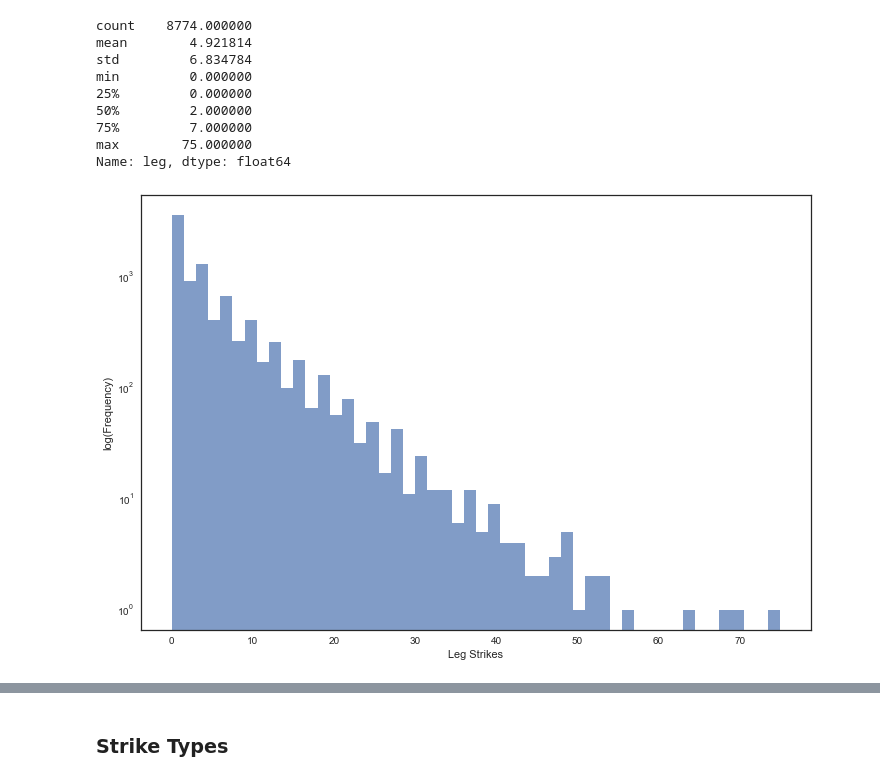
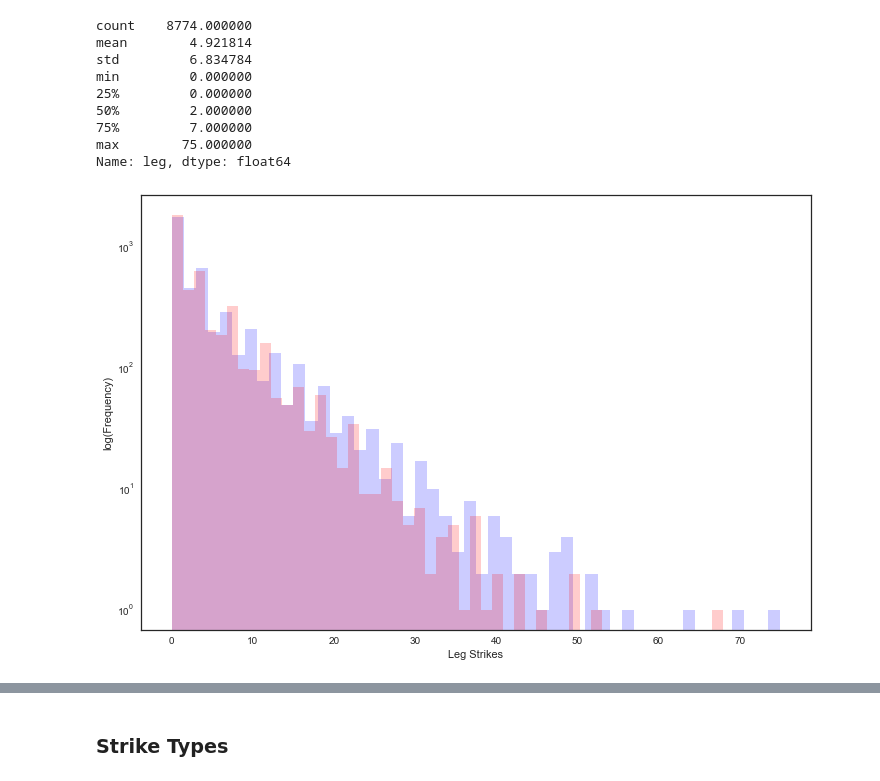
Before and after one commit to cfergusonlee/ufc_fight_analysis, a Jupyter notebook: ufc_analysis.ipynb, the cells around one changed output, grey strips where cells are left out. Cells and saved outputs as stored; diff of their text form; code cells hidden in the pictures.

```diff
--- a/ufc_analysis.ipynb
+++ b/ufc_analysis.ipynb
@@ -182,14 +214,15 @@ fight_df = pd.DataFrame(fight_data.copy())
 
 # Rearranges the columns so the first name, last name and win/loss appear first
 cols = fight_df.columns.tolist()
-cols = cols[6:7] + cols[15:17] + cols[28:29] + cols[:6] + cols[7:15] + cols[17:28]
+cols = cols[15:17] + cols[28:29] + cols[14:15] + cols[:14] + cols[17:28]
+
 fight_df = fight_df[cols]
 
 # Sets the index as the fight_id
 # fight_df.set_index('fight_id', inplace=True)
 
 # Change kd to knock_down for readability
-fight_df.rename(columns={'kd': 'knock_downs'}, inplace=True)
+fight_df.rename(columns={'kd': 'knockdowns'}, inplace=True)
 
 fight_df.to_csv('fights.csv', index=False)
 fight_df.head()
@@ -355,8 +556,15 @@ plt.show()
 # %%
 upper_landed = np.percentile(fight_df['head'].values, 99)
-fight_df.loc[fight_df['head']>upper_landed, 'head'] = upper_landed
+#fight_df.loc[fight_df['head']>upper_landed, 'head'] = upper_landed
 upper_attempts = np.percentile(fight_df['head_attempts'].values, 99)
-fight_df.loc[fight_df.head_attempts>upper_attempts, 'head_attempts'] = upper_attempts
-sns.jointplot('head_attempts', 'head', data=fight_df, size=9, kind='hex')
+#fight_df.loc[fight_df.head_attempts>upper_attempts, 'head_attempts'] = upper_attempts
+sns.jointplot(
+    'head_attempts',
+    'head',
+    data=fight_df[(fight_df['head']<upper_landed) & (fight_df.head_attempts<upper_attempts)],
+    size=9,
+    kind='hex',
+    color=color[3]
+)
 plt.show()
 # %% [output]
@@ -377,10 +617,25 @@ max        75.000000
 Name: leg, dtype: float64
 # %%
 plt.figure(figsize=(12,8))
-plt.hist(fight_df['leg'], log=True, bins=50, alpha=.7)
+plt.hist(
+    'leg',
+    data=fight_df[fight_df['win/loss']==1],
+    log=True,
+    bins=50,
+    alpha=.2,
+    color='b'
+)
+plt.hist(
+    'leg',
+    data=fight_df[fight_df['win/loss']==0],
+    log=True,
+    bins=50,
+    alpha=.2,
+    color='r'
+)
 plt.xlabel('Leg Strikes')
 plt.ylabel('log(Frequency)')
 plt.show()
 # %% [output]
-[figure, old version]
+[figure, new version]
 # %%
```
Also changed, not shown: parts of 77 cells of this notebook, 3 other files.
